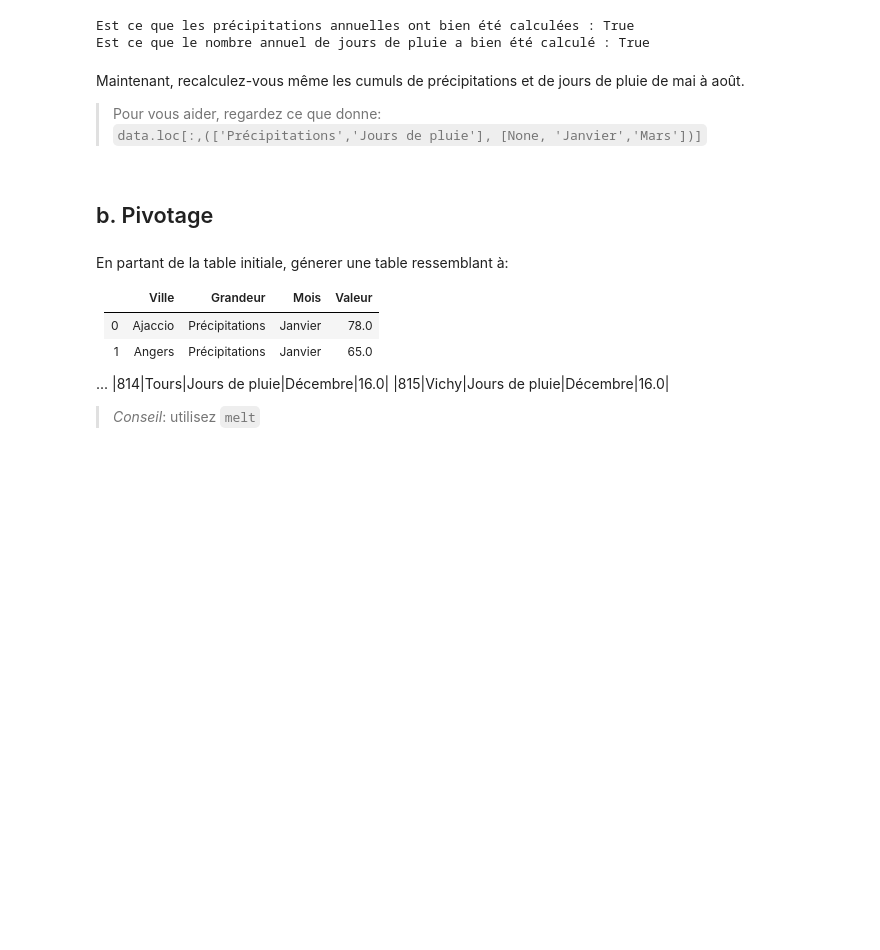
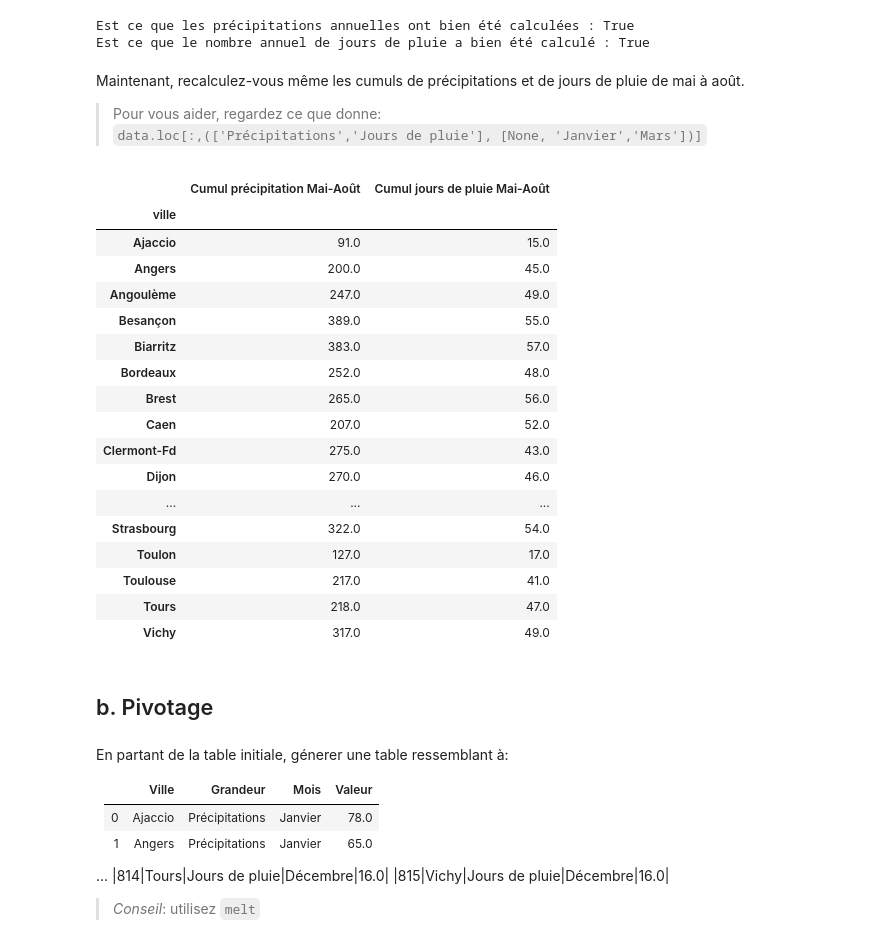
Before and after one commit to campusplage/compte-rendus-bobo_florian__seck_omar, a Jupyter notebook: TP1_pandas.ipynb, the cells around one changed output. Drawn from its saved outputs; the diff is of its cells as text; code cells hidden in the pictures; blank space fills up the shorter version.

```diff
--- a/TP1_pandas.ipynb
+++ b/TP1_pandas.ipynb
@@ -335,3 +334,30 @@ Maintenant, recalculez-vous même les cumuls de précipitations et de jours de p
+# %%
+# cumul des précipitations et du nombre de jours de pluie de mai à août par ville
+maiout= data.loc[:,(['Précipitations','Jours de pluie'], ['Mai','Juin','Juillet','Août'])]  # On récupère les précipitations et les jours de pluie de Mai à Août
+prec_cumul=maiout['Précipitations'].transpose().sum() # On fait le cumul des précipitations
+jour_cumul=maiout['Jours de pluie'].transpose().sum()  # On fait le cumul des Jours de pluie
+Cumul=pandas.DataFrame([prec_cumul,jour_cumul],index=['Cumul précipitation Mai-Août','Cumul jours de pluie Mai-Août']).transpose()
+del prec_cumul , jour_cumul , maiout    #On supprime les objets créers pour éviter de surcharger la mémoire .
+Cumul #On affiche la dataframe créée
+# %% [output]
+|  | Cumul précipitation Mai-Août | Cumul jours de pluie Mai-Août |
+| ville |  |  |
+| Ajaccio | 91.0 | 15.0 |
+| Angers | 200.0 | 45.0 |
+| Angoulème | 247.0 | 49.0 |
+| Besançon | 389.0 | 55.0 |
+| Biarritz | 383.0 | 57.0 |
+| Bordeaux | 252.0 | 48.0 |
+| Brest | 265.0 | 56.0 |
+| Caen | 207.0 | 52.0 |
+| Clermont-Fd | 275.0 | 43.0 |
+| Dijon | 270.0 | 46.0 |
+| ... | ... | ... |
+| Strasbourg | 322.0 | 54.0 |
+| Toulon | 127.0 | 17.0 |
+| Toulouse | 217.0 | 41.0 |
+| Tours | 218.0 | 47.0 |
+| Vichy | 317.0 | 49.0 |
 # %% [markdown]
 ## b. Pivotage
 # %% [markdown]
```
Also changed, not shown: parts of 4 cells of this notebook.
